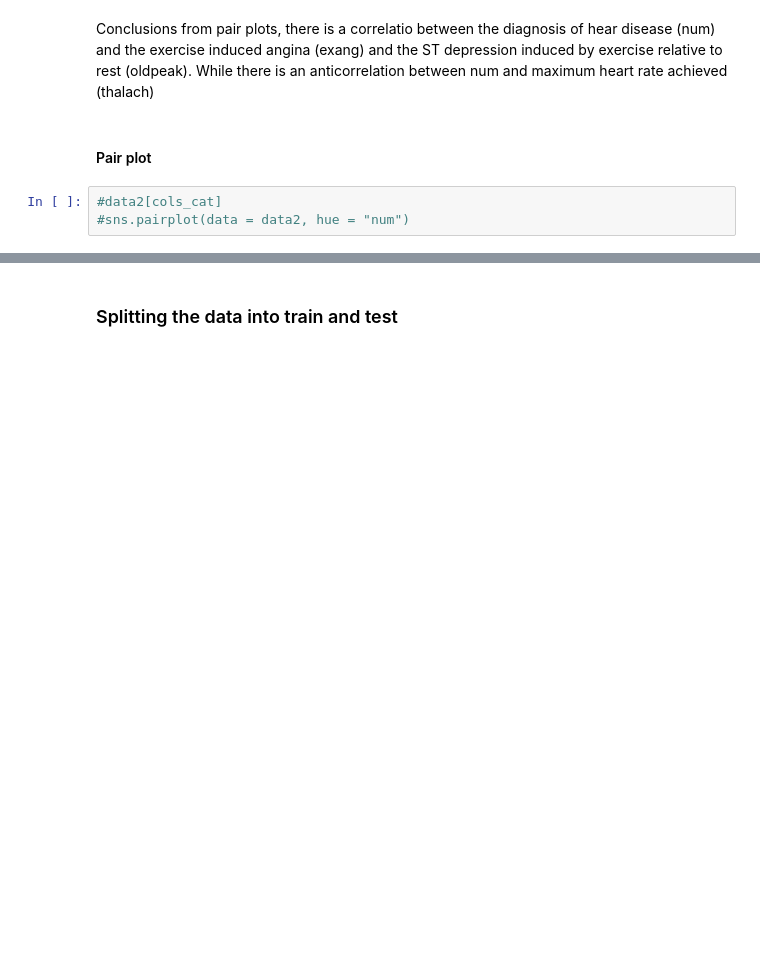
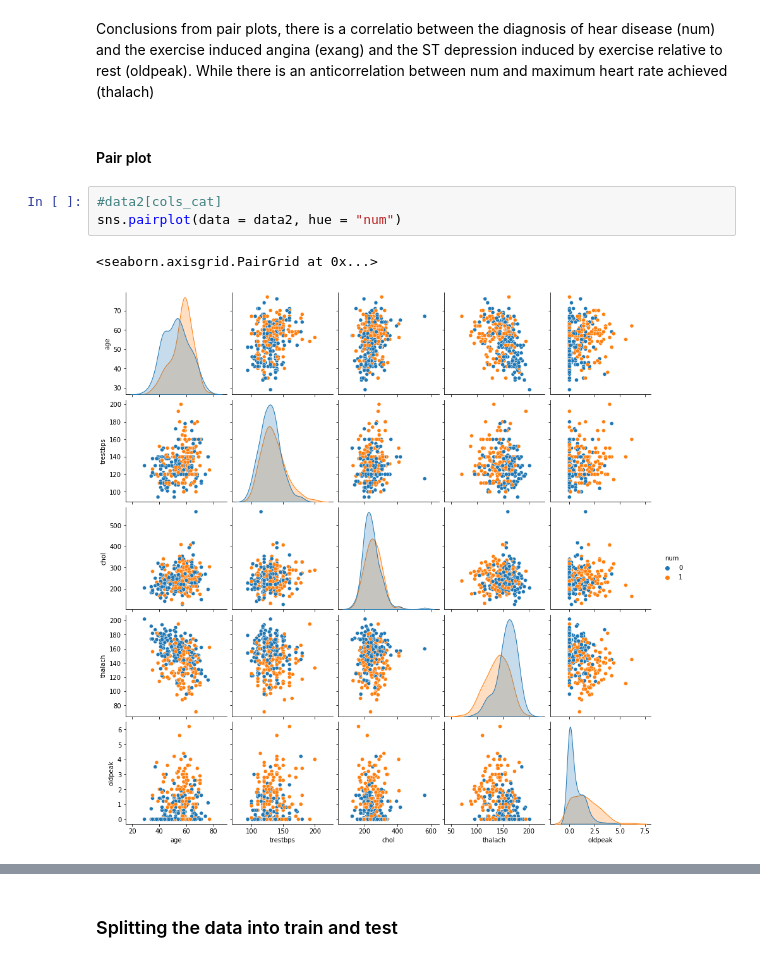
Before and after one commit to elnez/CREWES_proyect, a Jupyter notebook: EDA_HeartAttack.ipynb, the cells around one changed output, grey strips where cells are left out. Saved outputs shown, nothing was run; the diff lists cells and outputs as text; blank space fills up the shorter version.

```diff
--- a/EDA_HeartAttack.ipynb
+++ b/EDA_HeartAttack.ipynb
@@ -469,4 +456,7 @@ Conclusions from pair plots, there is a correlatio between the diagnosis of hear
 #### Pair plot
 # %%
 #data2[cols_cat]
-#sns.pairplot(data = data2, hue = "num")
+sns.pairplot(data = data2, hue = "num")
+# %% [output]
+<seaborn.axisgrid.PairGrid at 0x...>
+[figure, added]
```
Also changed, not shown: parts of 108 cells of this notebook.
